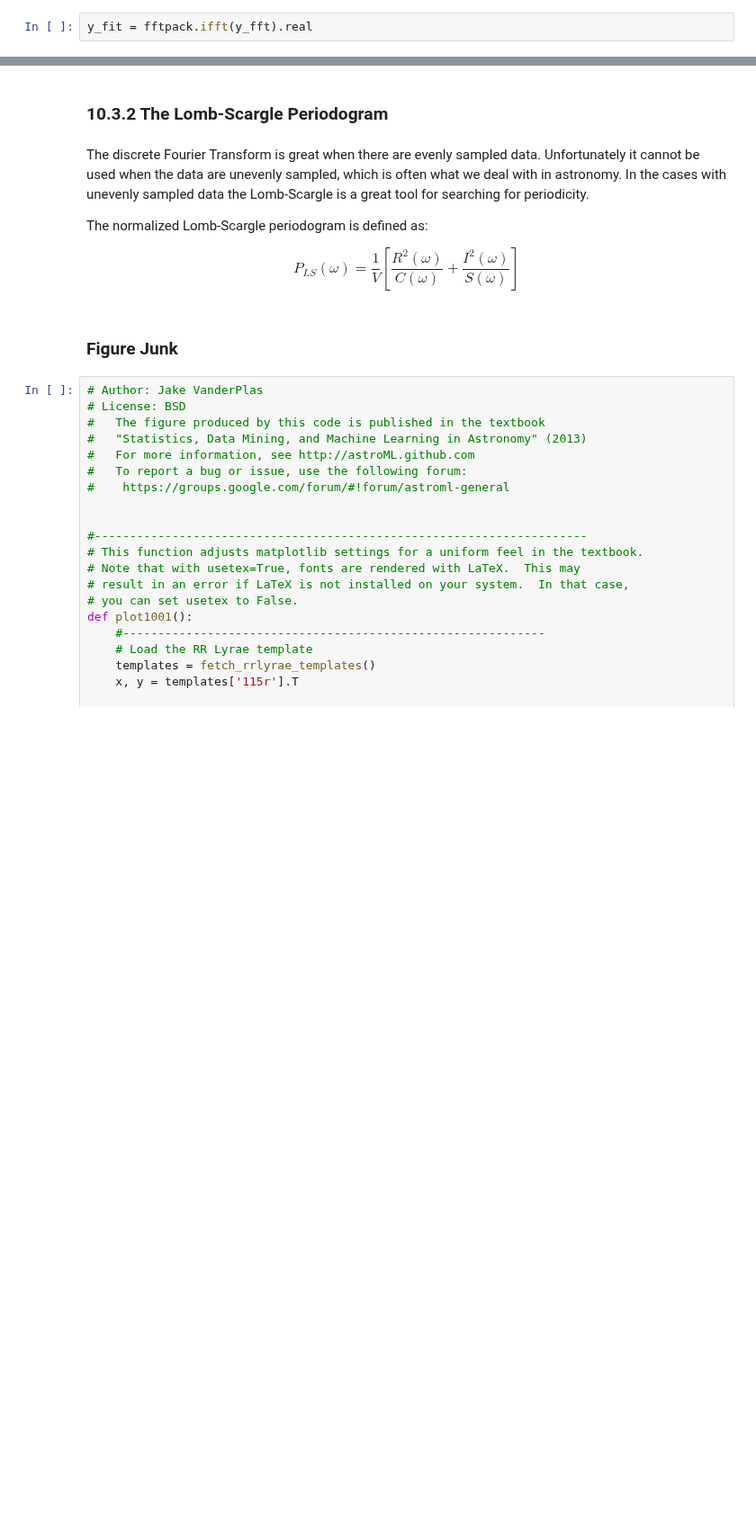
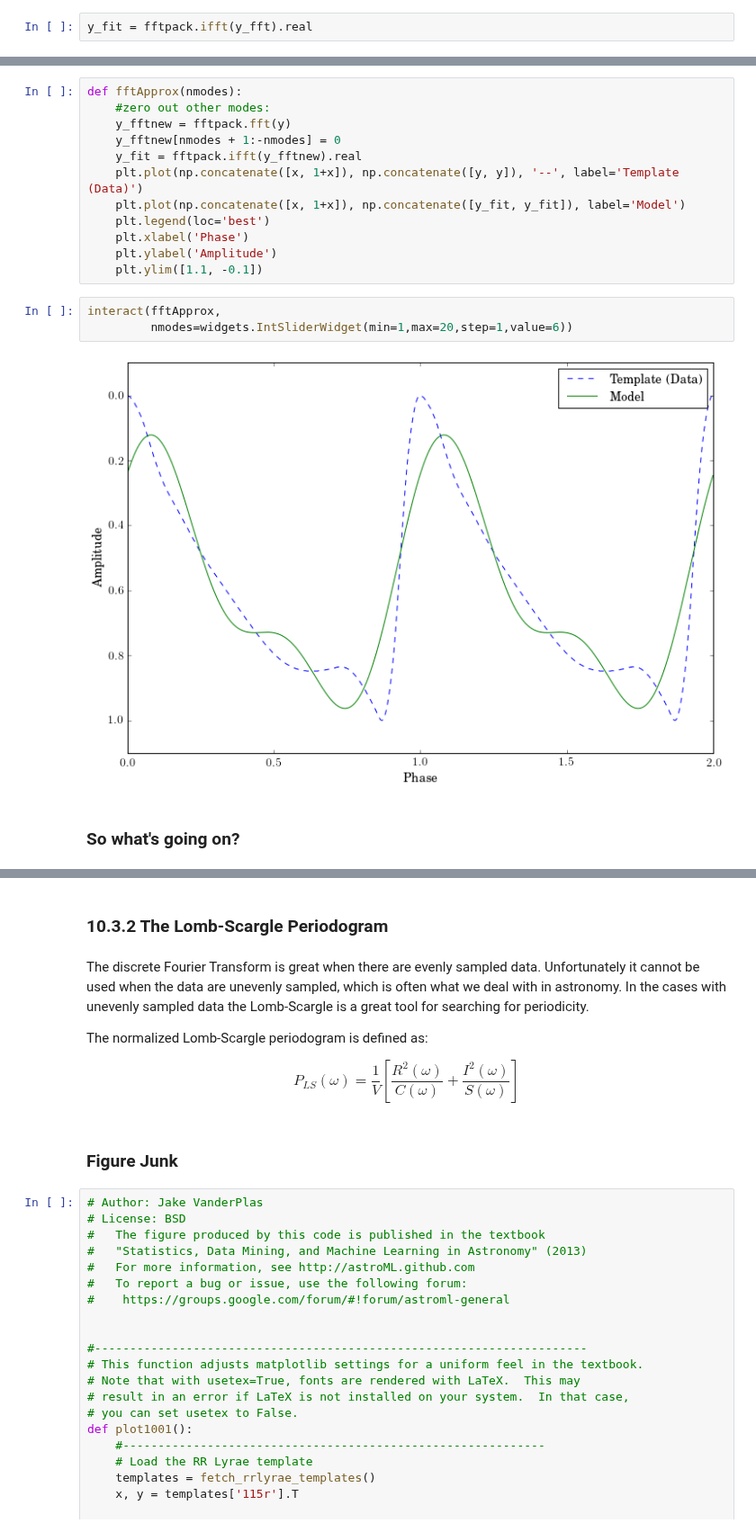
Before and after one commit to YastroML/YastroML, a Jupyter notebook: Session19_141029/Ch10_TimeSeries.ipynb, the cells around one changed output, grey strips where cells are left out. Shown at 90% size. Drawn from its saved outputs; the diff is of its cells as text; blank space fills up the shorter version.

```diff
--- a/Session19_141029/Ch10_TimeSeries.ipynb
+++ b/Session19_141029/Ch10_TimeSeries.ipynb
@@ -164,0 +212,19 @@ plt.ylabel('Amplitude')
+# %%
+def fftApprox(nmodes):
+    #zero out other modes:
+    y_fftnew = fftpack.fft(y)
+    y_fftnew[nmodes + 1:-nmodes] = 0
+    y_fit = fftpack.ifft(y_fftnew).real
+    plt.plot(np.concatenate([x, 1+x]), np.concatenate([y, y]), '--', label='Template (Data)')
+    plt.plot(np.concatenate([x, 1+x]), np.concatenate([y_fit, y_fit]), label='Model')
+    plt.legend(loc='best')
+    plt.xlabel('Phase')
+    plt.ylabel('Amplitude')
+    plt.ylim([1.1, -0.1])
+# %%
+interact(fftApprox,
+         nmodes=widgets.IntSliderWidget(min=1,max=20,step=1,value=6))
+# %% [output]
+[figure, added]
+# %% [markdown]
+### So what's going on?
```
Also changed, not shown: parts of 22 cells of this notebook.
